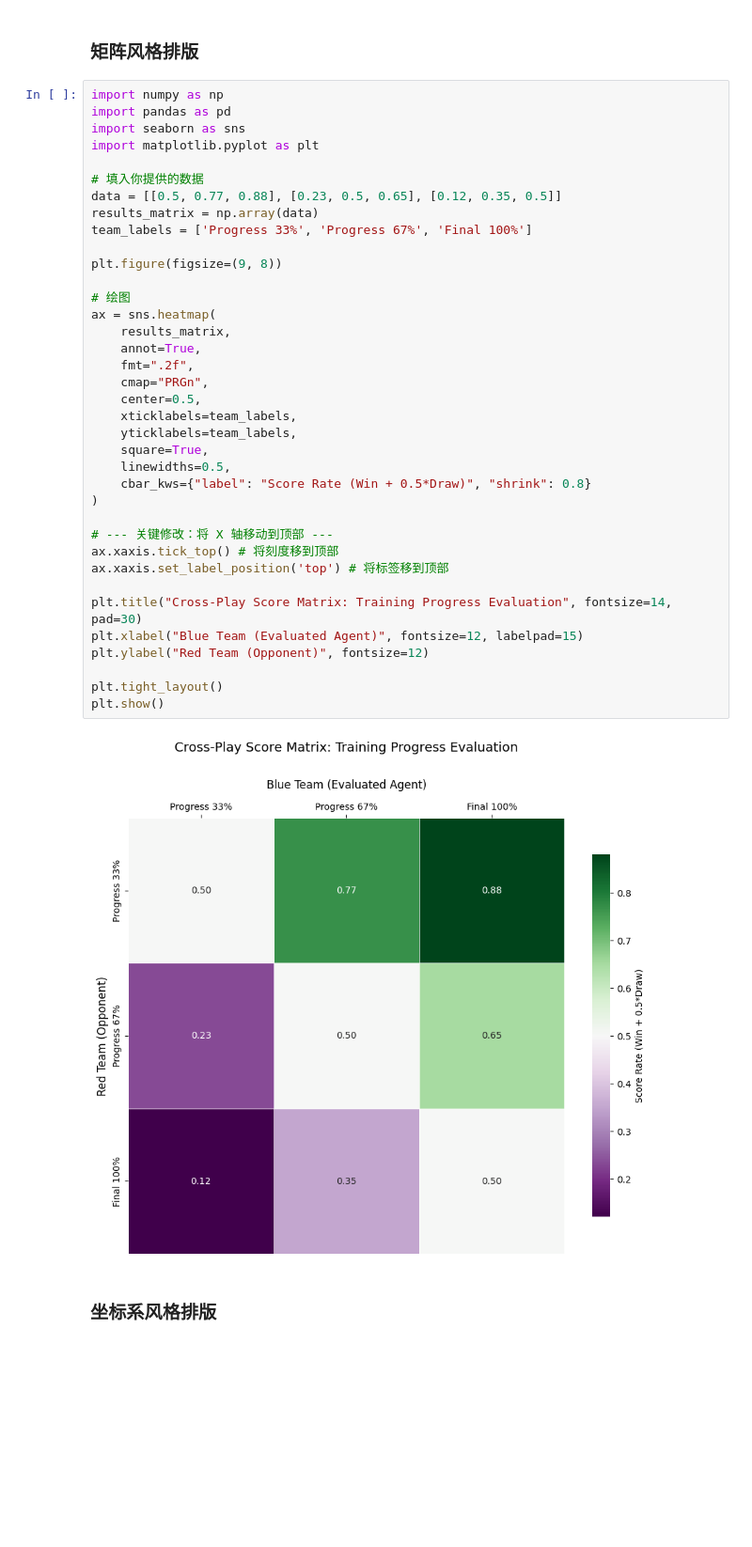
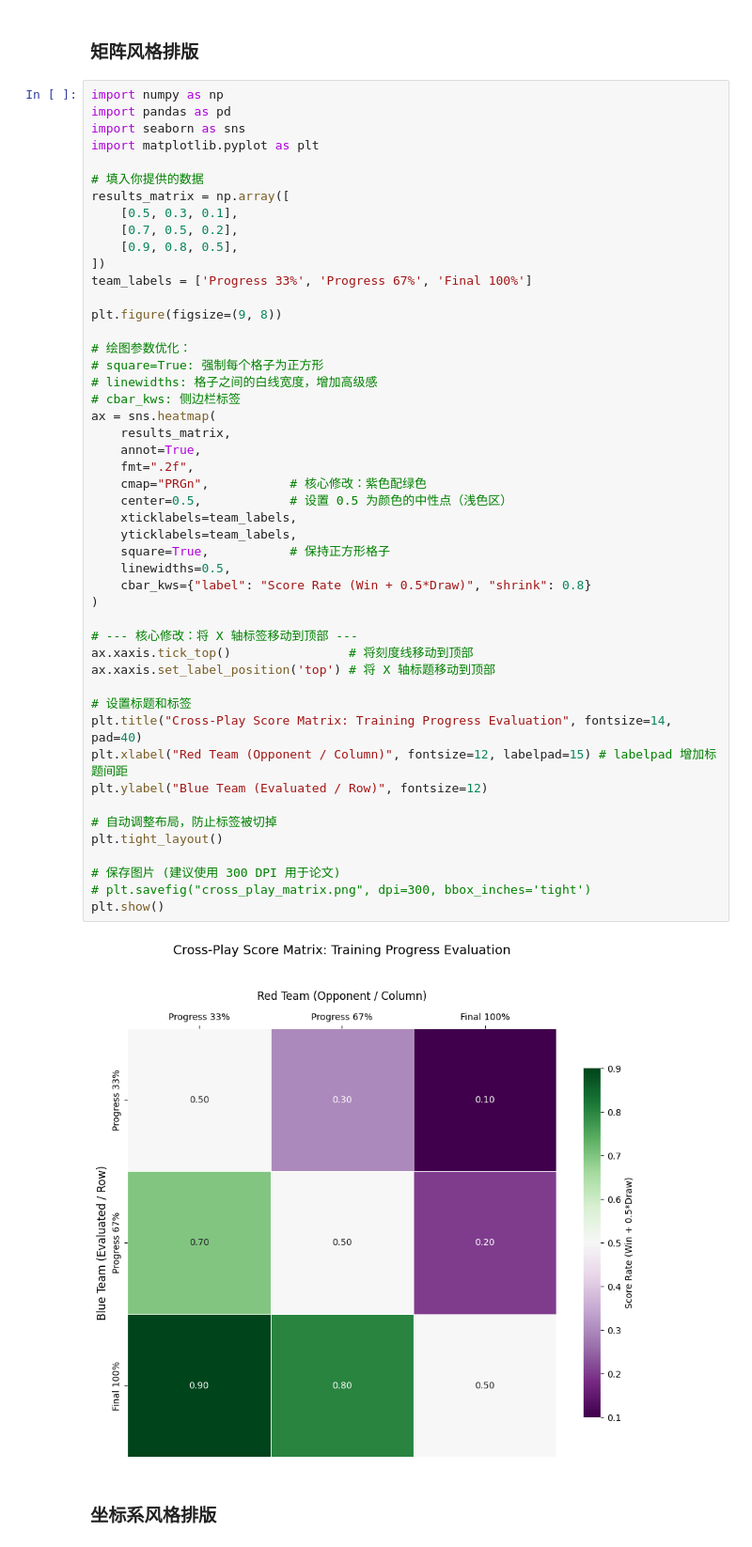
Before and after one commit to Notimetimer/project03_fire_and_dodge_missile, a Jupyter notebook: 其余测试/通过矩阵绘制热度图.ipynb, the cells around one changed output. Shown at 94% size. Saved outputs shown, nothing was run; the diff lists cells and outputs as text; blank space fills up the shorter version.

```diff
--- a/其余测试/通过矩阵绘制热度图.ipynb
+++ b/其余测试/通过矩阵绘制热度图.ipynb
@@ -213,42 +213,53 @@ plt.show()
 # %%
 import numpy as np
 import pandas as pd
 import seaborn as sns
 import matplotlib.pyplot as plt
 
 # 填入你提供的数据
-data = [[0.5, 0.77, 0.88], [0.23, 0.5, 0.65], [0.12, 0.35, 0.5]]
-results_matrix = np.array(data)
+results_matrix = np.array([
+    [0.5, 0.3, 0.1],
+    [0.7, 0.5, 0.2],
+    [0.9, 0.8, 0.5],
+])
 team_labels = ['Progress 33%', 'Progress 67%', 'Final 100%']
 
 plt.figure(figsize=(9, 8))
 
-# 绘图
+# 绘图参数优化：
+# square=True: 强制每个格子为正方形
+# linewidths: 格子之间的白线宽度，增加高级感
+# cbar_kws: 侧边栏标签
 ax = sns.heatmap(
     results_matrix,
     annot=True,
     fmt=".2f",
-    cmap="PRGn",
-    center=0.5,
+    cmap="PRGn",           # 核心修改：紫色配绿色
+    center=0.5,            # 设置 0.5 为颜色的中性点（浅色区）
     xticklabels=team_labels,
     yticklabels=team_labels,
-    square=True,
+    square=True,           # 保持正方形格子
     linewidths=0.5,
     cbar_kws={"label": "Score Rate (Win + 0.5*Draw)", "shrink": 0.8}
 )
 
-# --- 关键修改：将 X 轴移动到顶部 ---
-ax.xaxis.tick_top() # 将刻度移到顶部
-ax.xaxis.set_label_position('top') # 将标签移到顶部
+# --- 核心修改：将 X 轴标签移动到顶部 ---
+ax.xaxis.tick_top()                # 将刻度线移动到顶部
+ax.xaxis.set_label_position('top') # 将 X 轴标题移动到顶部
 
-plt.title("Cross-Play Score Matrix: Training Progress Evaluation", fontsize=14, pad=30)
-plt.xlabel("Blue Team (Evaluated Agent)", fontsize=12, labelpad=15)
-plt.ylabel("Red Team (Opponent)", fontsize=12)
+# 设置标题和标签
+plt.title("Cross-Play Score Matrix: Training Progress Evaluation", fontsize=14, pad=40)
+plt.xlabel("Red Team (Opponent / Column)", fontsize=12, labelpad=15) # labelpad 增加标题间距
+plt.ylabel("Blue Team (Evaluated / Row)", fontsize=12)
 
+# 自动调整布局，防止标签被切掉
 plt.tight_layout()
+
+# 保存图片 (建议使用 300 DPI 用于论文)
+# plt.savefig("cross_play_matrix.png", dpi=300, bbox_inches='tight')
 plt.show()
 # %% [output]
-[figure, old version]
+[figure, new version]
 # %% [markdown]
 ### 坐标系风格排版
 # %%
```
Also changed, not shown: parts of 1 cell of this notebook.
